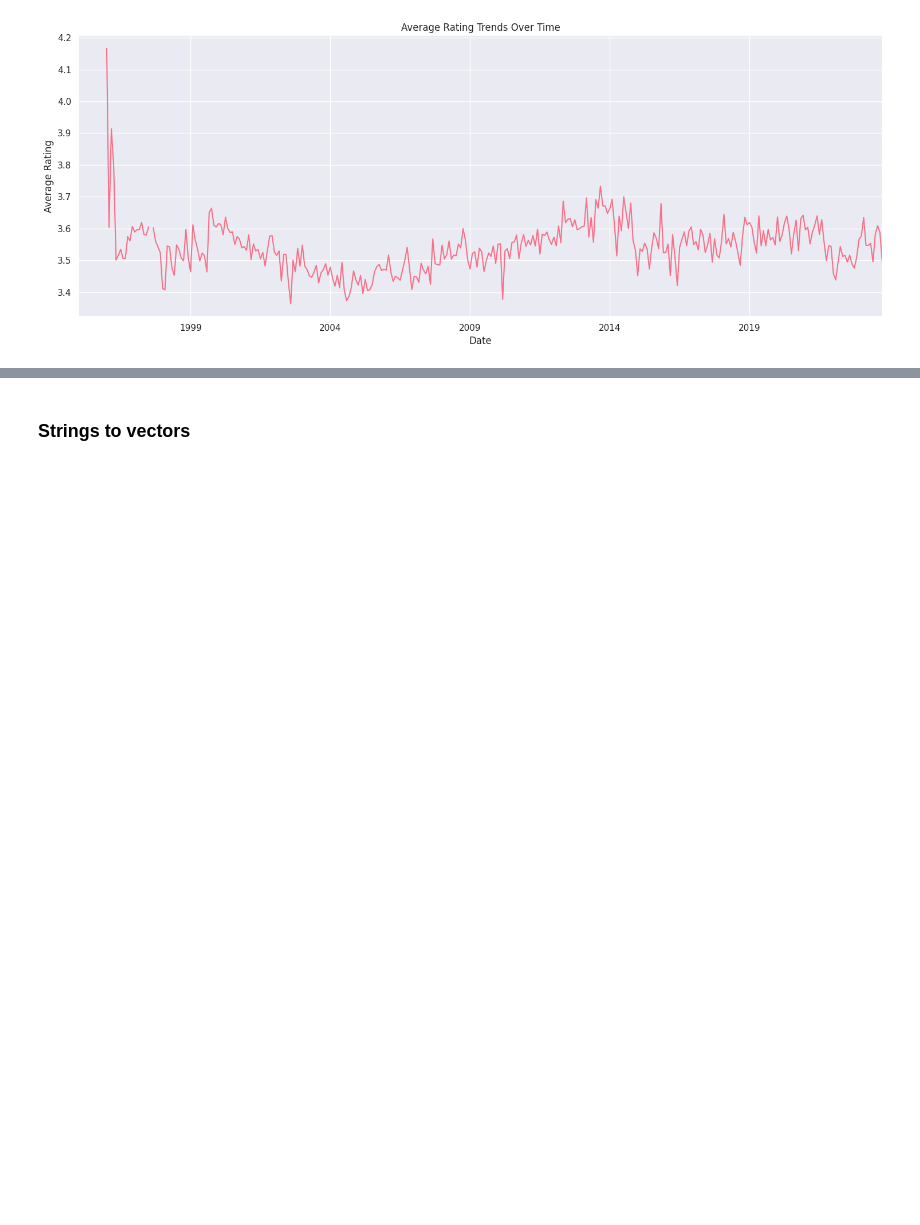
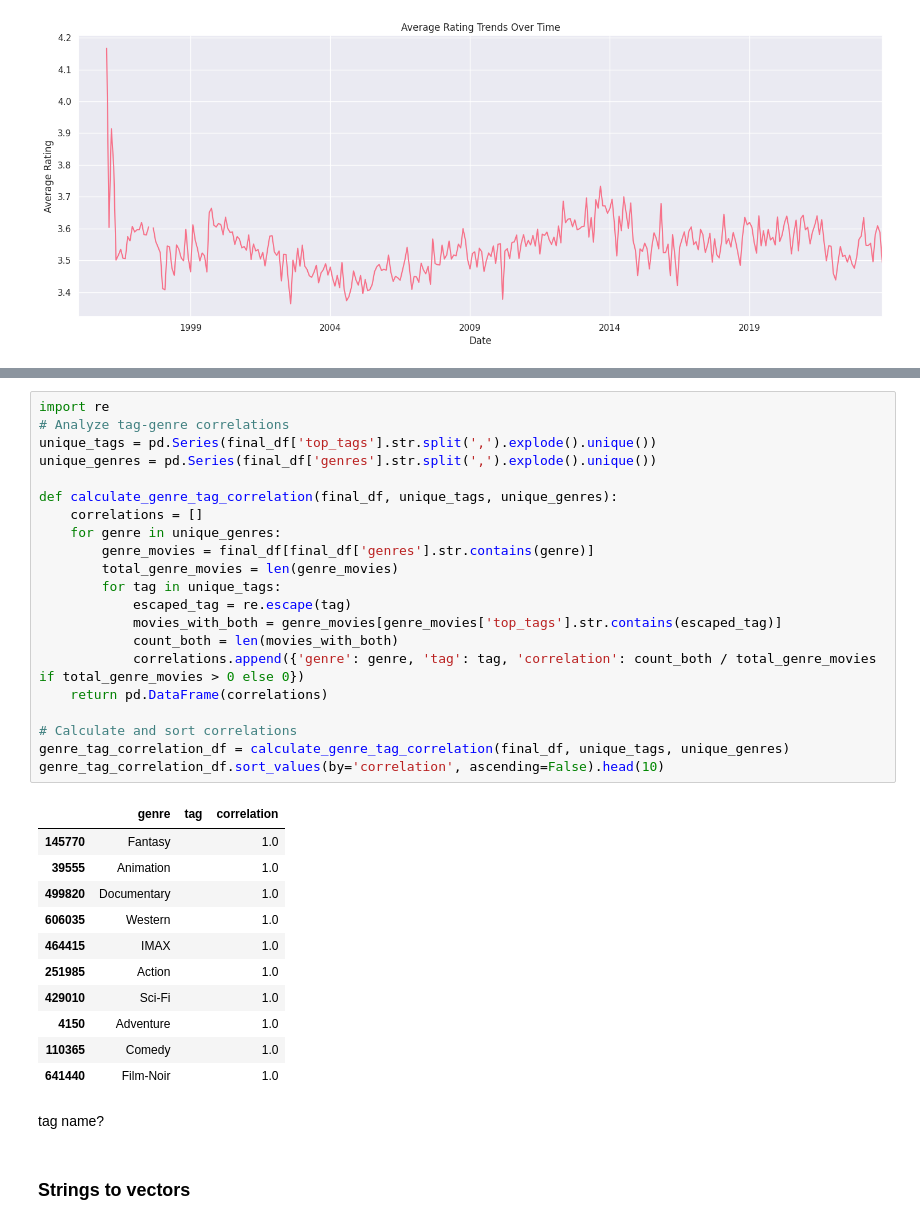
Before and after one commit to aaronmj7/MSc_project, a Jupyter notebook: Project_v1.ipynb, the cells around one changed output, grey strips where cells are left out. Cells and saved outputs as stored; diff of their text form; blank space fills up the shorter version.

```diff
--- a/Project_v1.ipynb
+++ b/Project_v1.ipynb
@@ -1021,6 +838,41 @@ plt.tight_layout()
 plt.show()
 # %% [output]
 [figure]
+# %%
+import re
+# Analyze tag-genre correlations
+unique_tags = pd.Series(final_df['top_tags'].str.split(',').explode().unique())
+unique_genres = pd.Series(final_df['genres'].str.split(',').explode().unique())
+
+def calculate_genre_tag_correlation(final_df, unique_tags, unique_genres):
+    correlations = []
+    for genre in unique_genres:
+        genre_movies = final_df[final_df['genres'].str.contains(genre)]
+        total_genre_movies = len(genre_movies)
+        for tag in unique_tags:
+            escaped_tag = re.escape(tag)
+            movies_with_both = genre_movies[genre_movies['top_tags'].str.contains(escaped_tag)]
+            count_both = len(movies_with_both)
+            correlations.append({'genre': genre, 'tag': tag, 'correlation': count_both / total_genre_movies if total_genre_movies > 0 else 0})
+    return pd.DataFrame(correlations)
+
+# Calculate and sort correlations
+genre_tag_correlation_df = calculate_genre_tag_correlation(final_df, unique_tags, unique_genres)
+genre_tag_correlation_df.sort_values(by='correlation', ascending=False).head(10)
+# %% [output]
+|  | genre | tag | correlation |
+| 145770 | Fantasy |  | 1.0 |
+| 39555 | Animation |  | 1.0 |
+| 499820 | Documentary |  | 1.0 |
+| 606035 | Western |  | 1.0 |
+| 464415 | IMAX |  | 1.0 |
+| 251985 | Action |  | 1.0 |
+| 429010 | Sci-Fi |  | 1.0 |
+| 4150 | Adventure |  | 1.0 |
+| 110365 | Comedy |  | 1.0 |
+| 641440 | Film-Noir |  | 1.0 |
+# %% [markdown]
+tag name?
 # %% [markdown]
 ### Strings to vectors
 # %%
```
Also changed, not shown: parts of 27 cells of this notebook.
